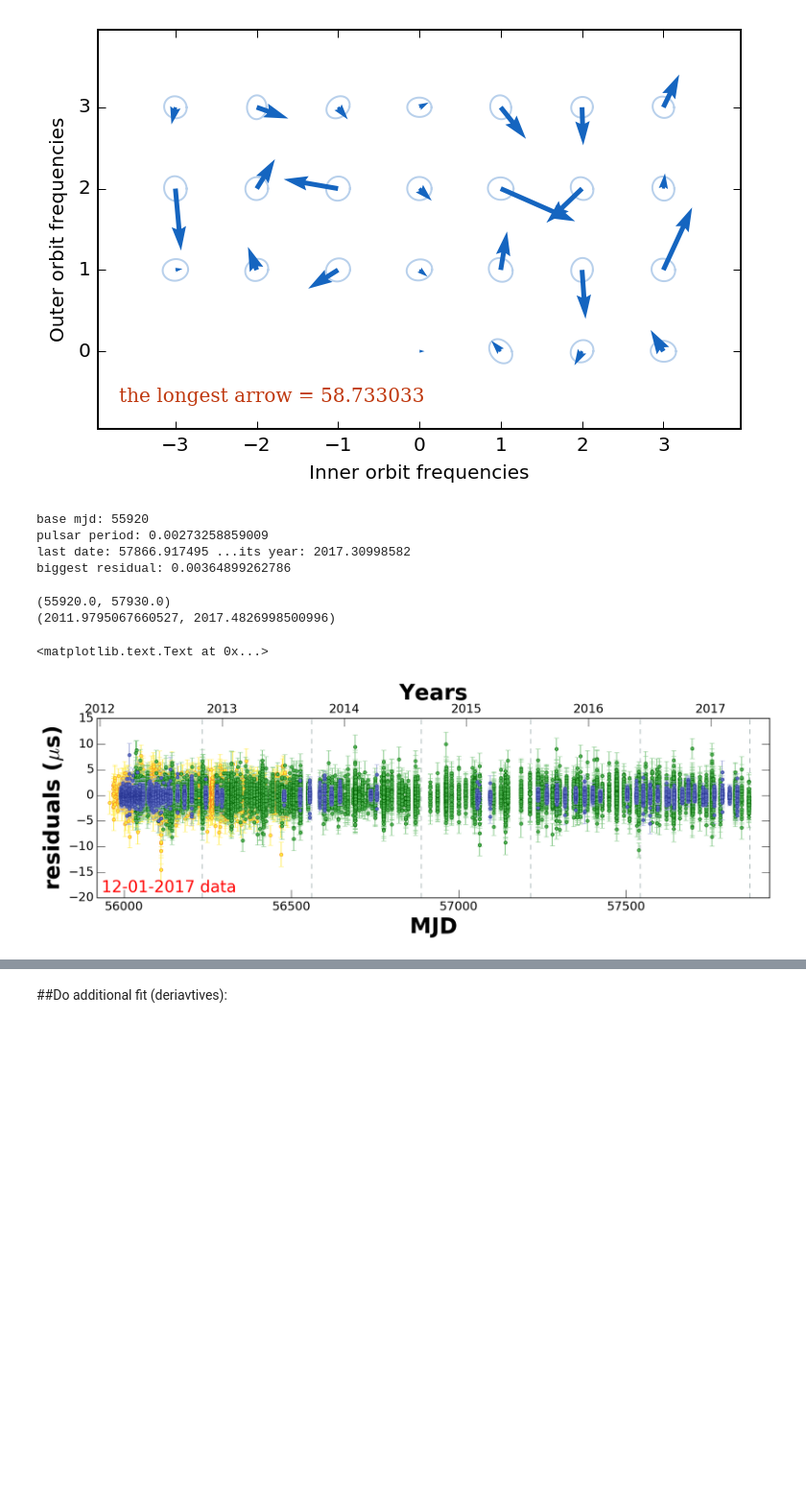
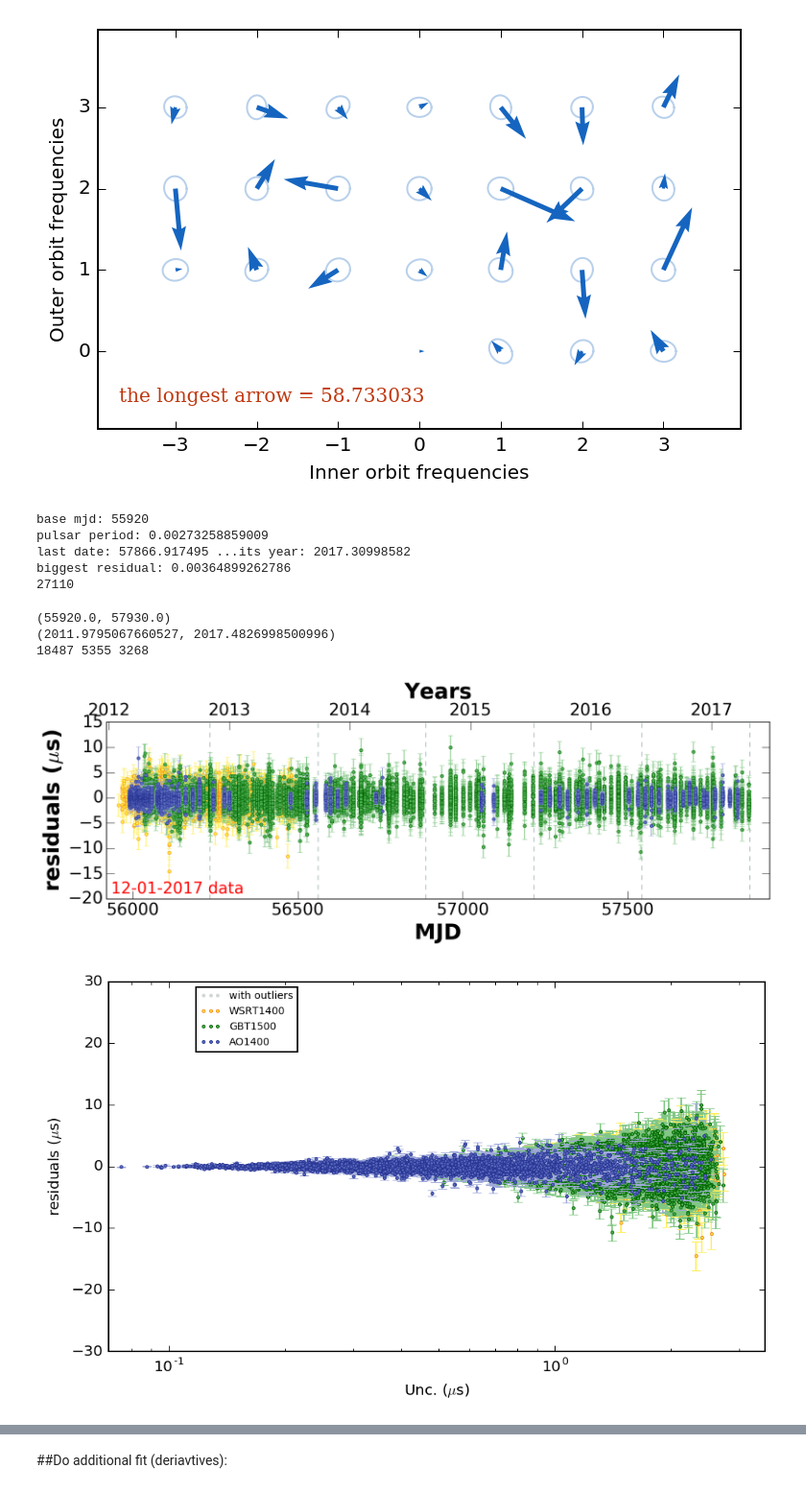
Before and after one commit to aarchiba/triplesystem, a Jupyter notebook: systematics/upper_limit_delta_1201.ipynb, the cells around one changed output, grey strips where cells are left out. Shown at 96% size. Cells and saved outputs as stored; diff of their text form; code cells hidden in the pictures; blank space fills up the shorter version.

Commit message:
update plotting and reading functions

```diff
--- a/systematics/upper_limit_delta_1201.ipynb
+++ b/systematics/upper_limit_delta_1201.ipynb
@@ -45,6 +50,8 @@ phi_o=(2.0*math.pi)/pb_o
 tasc_i = par_dict["tasc_i"]
 tasc_o = par_dict["tasc_o"]
 
+deltaa=my_data['best_parameters']['delta']
+
 limiit=10000
 c = abs(my_data['residuals']/my_data['phase_uncerts'])<limiit
 new_phase = np.array(my_data['residuals'][c], dtype=np.float64)
@@ -57,11 +64,14 @@ print 'base mjd:', base_mjd
 print 'pulsar period:', p_period
 print 'last date:', np.amax(new_times), '...its year:', rd.day_to_year(np.amax(new_times))
 print 'biggest residual:', np.amax(new_phase)
+
+print len(new_phase)
 # %% [output]
 base mjd: 55920
 pulsar period: 0.00273258859009
 last date: 57866.917495 ...its year: 2017.30998582
 biggest residual: 0.00364899262786
+27110
 # %%
 #my_data.keys()
 # %%
@@ -77,8 +87,11 @@ color=['y', 'g', 'b']
 
 rd.plot_res(my_data, new_times, new_phase, new_unc, name, color)
 plt.figtext(0.13, 0.15, '12-01-2017 data', fontsize=20, color='r')
+
+print len(gbt.mjd), len(ao1400.mjd), len(wsrt1400.mjd)
+print len(gbt.mjd), len(ao1400.mjd), len(wsrt1400.mjd)
 # %% [output]
 (55920.0, 57930.0)
 (2011.9795067660527, 2017.4826998500996)
+18487 5355 3268
-<matplotlib.text.Text at 0x...>
-[figure, old version]
+[figure, new version]
@@ -85,3 +120,30 @@ plt.figtext(0.13, 0.15, '12-01-2017 data', fontsize=20, color='r')
+# %%
+#TOA error vs. post-fit resdiduals
+scl=1e6*p_period
+
+def plot_unc(res,unc,scl,cl_err,cl_face,cl_mec,name):
+    plt.errorbar(unc*scl, res*scl, yerr=unc*scl, linestyle='none', markerfacecolor=cl_err, color=cl_err)
+    plt.plot(unc*scl, res*scl, 'o', mec=cl_mec, markersize=2, linestyle='none', markerfacecolor=cl_face, label=name)
+
+my_grey=np.array([213, 219, 219])/255.0
+plot_unc(my_data['residuals'],my_data['phase_uncerts'],scl, my_grey,'lightgrey',my_grey,'with outliers')
+plot_unc(wsrt1400.phase,wsrt1400.unc,scl,err_w1400,face_w1400,mec_w1400,'WSRT1400')
+plot_unc(gbt.phase,gbt.unc,scl,err_gbt,face_gbt,mec_gbt,'GBT1500')
+plot_unc(ao1400.phase,ao1400.unc,scl,err_a1400,face_a1400,mec_a1400,'AO1400')
+#plot_unc(ao430.phase,ao430.unc,scl,err_a430,face_a430,mec_a430,'AO430')
+#plot_unc(wsrt350.phase,wsrt350.unc,scl,err_w350,face_w350,mec_w350,'WSRT350')
+
+plt.xscale('log')
+plt.xlim(7e-2,3.5)
+plt.ylim(-30,30)
+
+lgd = plt.legend(numpoints=3, loc='upper left', bbox_to_anchor=(0.125, 1), fontsize=7)
+plt.ylabel(r'residuals ($\mu$s)')
+plt.xlabel(r'Unc. ($\mu$s)')
+
+plt.gcf().set_size_inches(8,4.5)
+# %% [output]
+[figure, added]
 # %%
 all_emac1=np.array(new_phase/new_unc, dtype=np.float64)
 gbt_emac1=np.array(gbt.phase/gbt.unc, dtype=np.float64)
```
Also changed, not shown: parts of 3 cells of this notebook, 2 other files.
